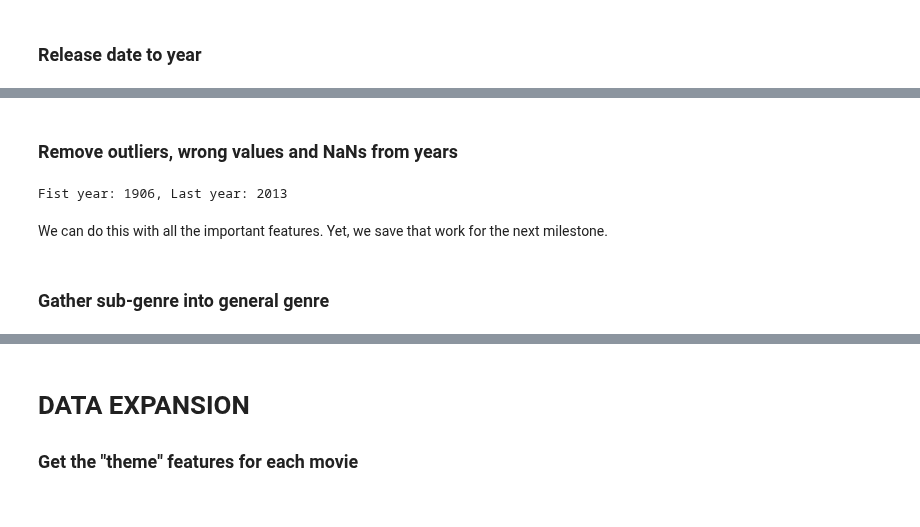
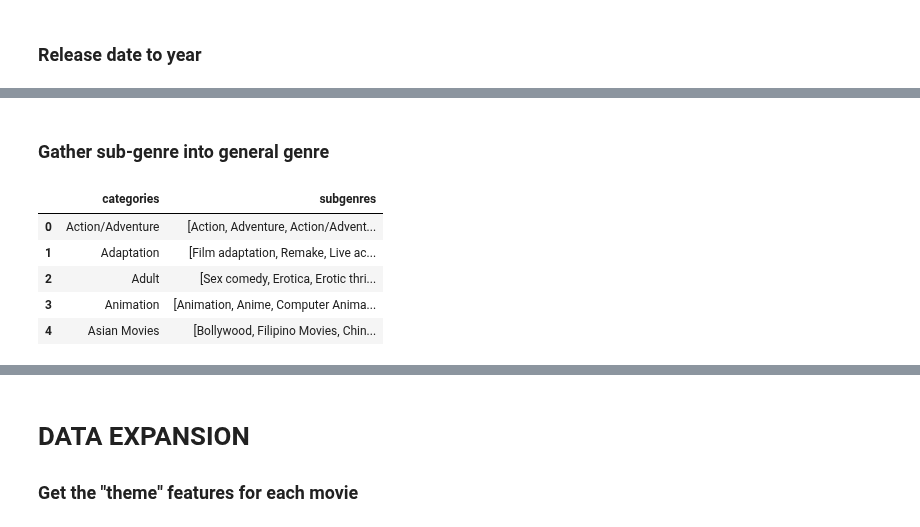
Before and after one commit to epfl-ada/ada-2024-project-alpacadreamagency, a Jupyter notebook: results.ipynb, the cells around one changed output, grey strips where cells are left out. Drawn from its saved outputs; the diff is of its cells as text; code cells hidden in the pictures.

```diff
--- a/results.ipynb
+++ b/results.ipynb
@@ -236,18 +245,15 @@ Name: runtime, Length: 227004, dtype: float64
-# %% [markdown]
-### Remove outliers, wrong values and NaNs from years
-# %%
-FIRST_MOVIE_YEAR = 1888
-ACTUAL_YEAR = 2024
-# MOVIES = MOVIES[MOVIES["status"] == "Released"]
-MOVIES = MOVIES[(MOVIES["release_year"] >= FIRST_MOVIE_YEAR) & (MOVIES["release_year"] <= ACTUAL_YEAR) & (MOVIES["release_year"] != 0)]
-MOVIES = MOVIES[(MOVIES["runtime"] >= 40) & (MOVIES["runtime"] <= 200)]
-
-
-print(f'Fist year: {MOVIES["release_year"].min()}, Last year: {MOVIES["release_year"].max()}')
-# %% [output]
-Fist year: 1906, Last year: 2013
-# %% [markdown]
-We can do this with all the important features. Yet, we save that work for the next milestone.
 # %% [markdown]
 ### Gather sub-genre into general genre
+# %%
+NEW_GENRE = pd.read_csv(f"categories.csv")
+NEW_GENRE["subgenres"] = NEW_GENRE["subgenres"].apply(lambda x: ast.literal_eval(x))
+
+NEW_GENRE.head()
+# %% [output]
+|  | categories | subgenres |
+| 0 | Action/Adventure | [Action, Adventure, Action/Advent... |
+| 1 | Adaptation | [Film adaptation, Remake, Live ac... |
+| 2 | Adult | [Sex comedy, Erotica, Erotic thri... |
+| 3 | Animation | [Animation, Anime, Computer Anima... |
+| 4 | Asian Movies | [Bollywood, Filipino Movies, Chin... |
 # %%
```
Also changed, not shown: parts of 10 cells of this notebook.
